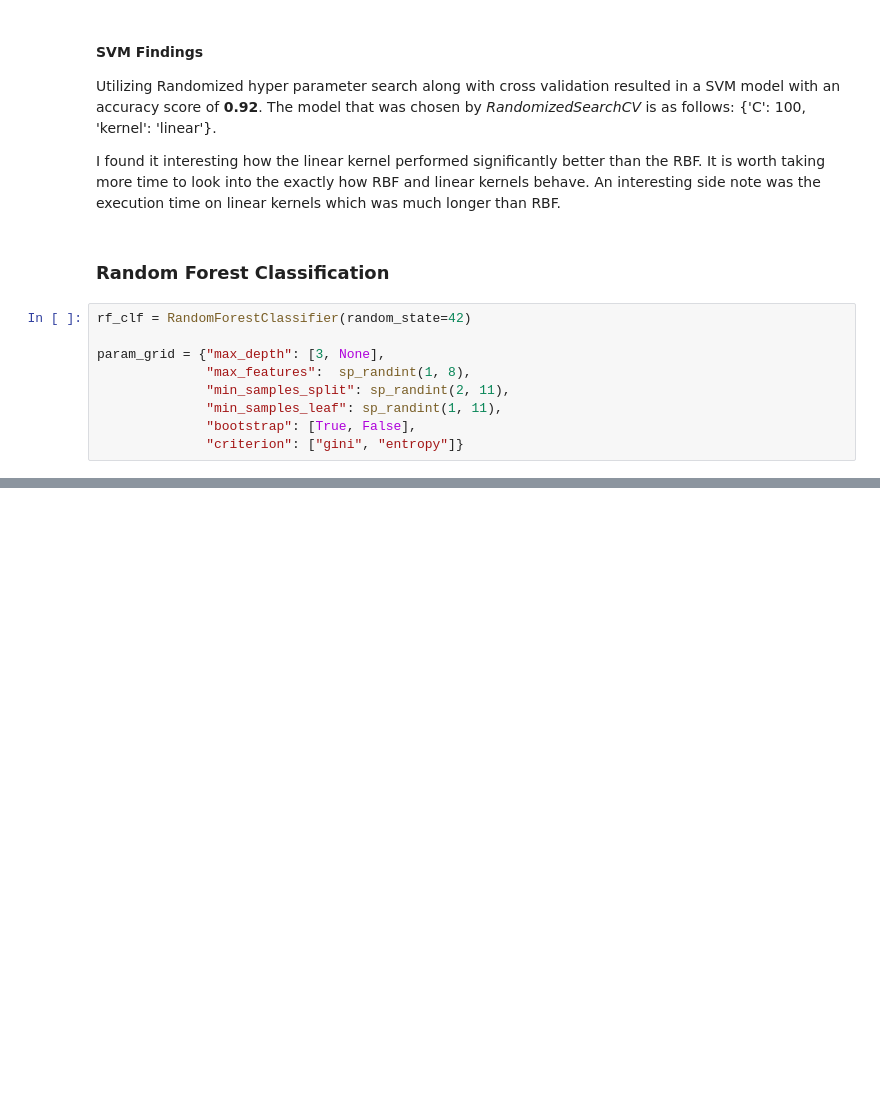
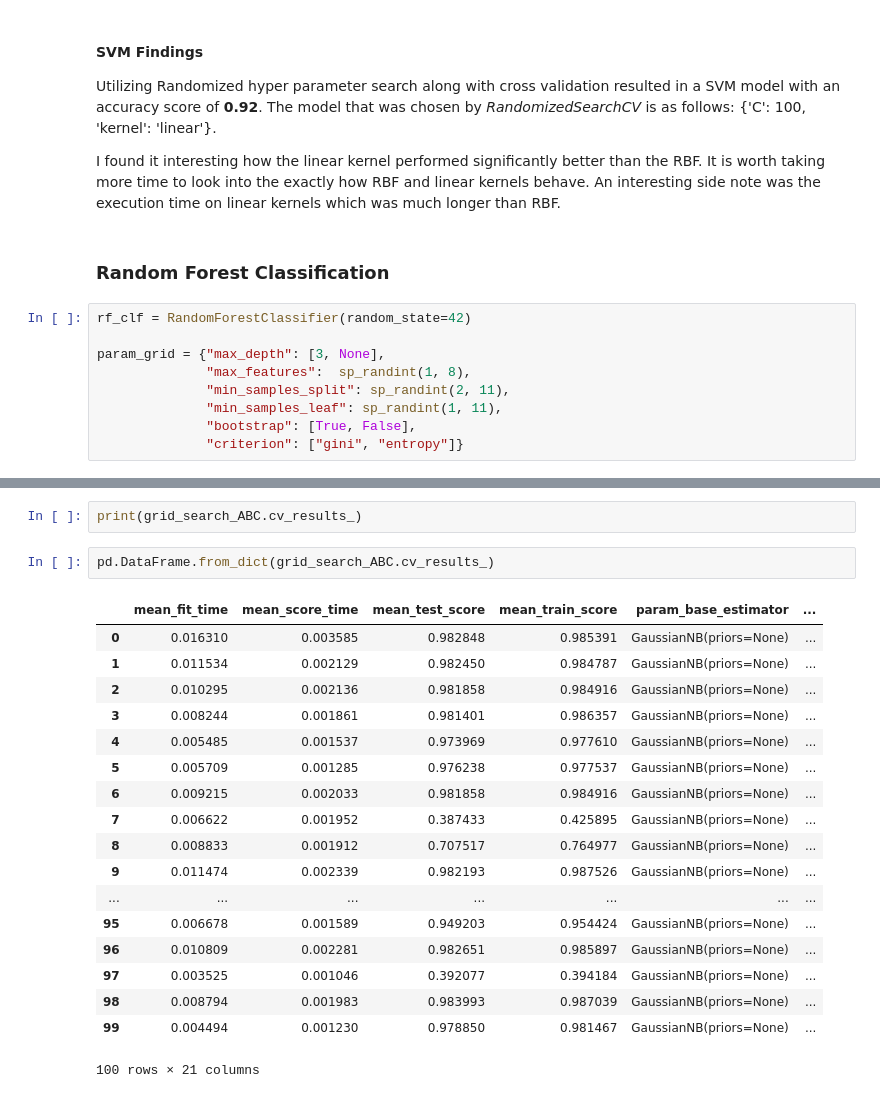
Before and after one commit to j-crowe/Breast-Cancer-Diagnostic, a Jupyter notebook: diagnosis.ipynb, the cells around one changed output, grey strips where cells are left out. Saved outputs shown, nothing was run; the diff lists cells and outputs as text; blank space fills up the shorter version.

```diff
--- a/diagnosis.ipynb
+++ b/diagnosis.ipynb
@@ -298,0 +427,23 @@ Here we begin to see slightly better results compared with the previous trained
+# %%
+print(grid_search_ABC.cv_results_)
+# %%
+pd.DataFrame.from_dict(grid_search_ABC.cv_results_)
+# %% [output]
+|  | mean_fit_time | mean_score_time | mean_test_score | mean_train_score | param_base_estimator | ... |
+| 0 | 0.016310 | 0.003585 | 0.982848 | 0.985391 | GaussianNB(priors=None) | ... |
+| 1 | 0.011534 | 0.002129 | 0.982450 | 0.984787 | GaussianNB(priors=None) | ... |
+| 2 | 0.010295 | 0.002136 | 0.981858 | 0.984916 | GaussianNB(priors=None) | ... |
+| 3 | 0.008244 | 0.001861 | 0.981401 | 0.986357 | GaussianNB(priors=None) | ... |
+| 4 | 0.005485 | 0.001537 | 0.973969 | 0.977610 | GaussianNB(priors=None) | ... |
+| 5 | 0.005709 | 0.001285 | 0.976238 | 0.977537 | GaussianNB(priors=None) | ... |
+| 6 | 0.009215 | 0.002033 | 0.981858 | 0.984916 | GaussianNB(priors=None) | ... |
+| 7 | 0.006622 | 0.001952 | 0.387433 | 0.425895 | GaussianNB(priors=None) | ... |
+| 8 | 0.008833 | 0.001912 | 0.707517 | 0.764977 | GaussianNB(priors=None) | ... |
+| 9 | 0.011474 | 0.002339 | 0.982193 | 0.987526 | GaussianNB(priors=None) | ... |
+| ... | ... | ... | ... | ... | ... | ... |
+| 95 | 0.006678 | 0.001589 | 0.949203 | 0.954424 | GaussianNB(priors=None) | ... |
+| 96 | 0.010809 | 0.002281 | 0.982651 | 0.985897 | GaussianNB(priors=None) | ... |
+| 97 | 0.003525 | 0.001046 | 0.392077 | 0.394184 | GaussianNB(priors=None) | ... |
+| 98 | 0.008794 | 0.001983 | 0.983993 | 0.987039 | GaussianNB(priors=None) | ... |
+| 99 | 0.004494 | 0.001230 | 0.978850 | 0.981467 | GaussianNB(priors=None) | ... |
+100 rows × 21 columns
```
Also changed, not shown: parts of 31 cells of this notebook.
